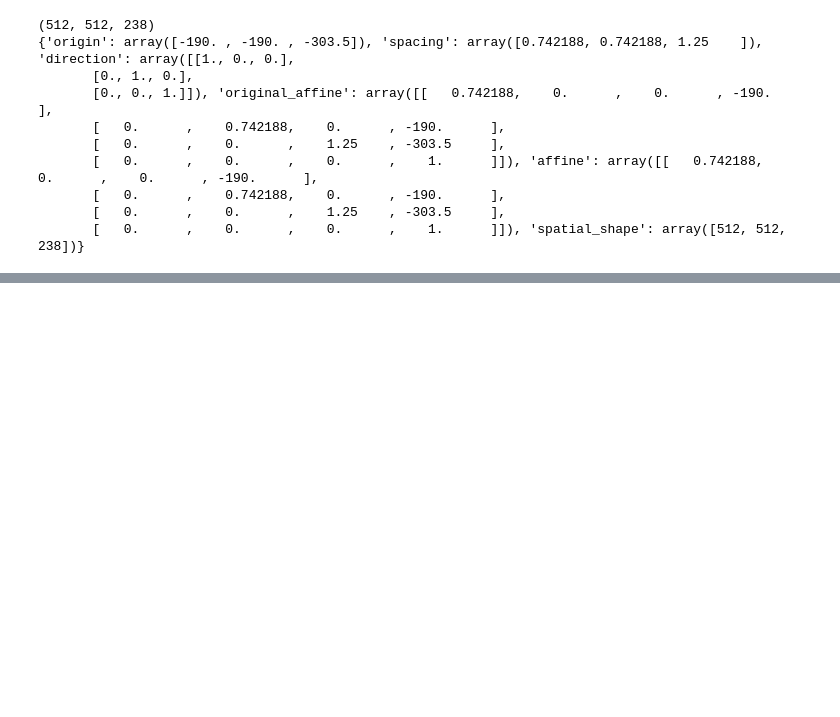
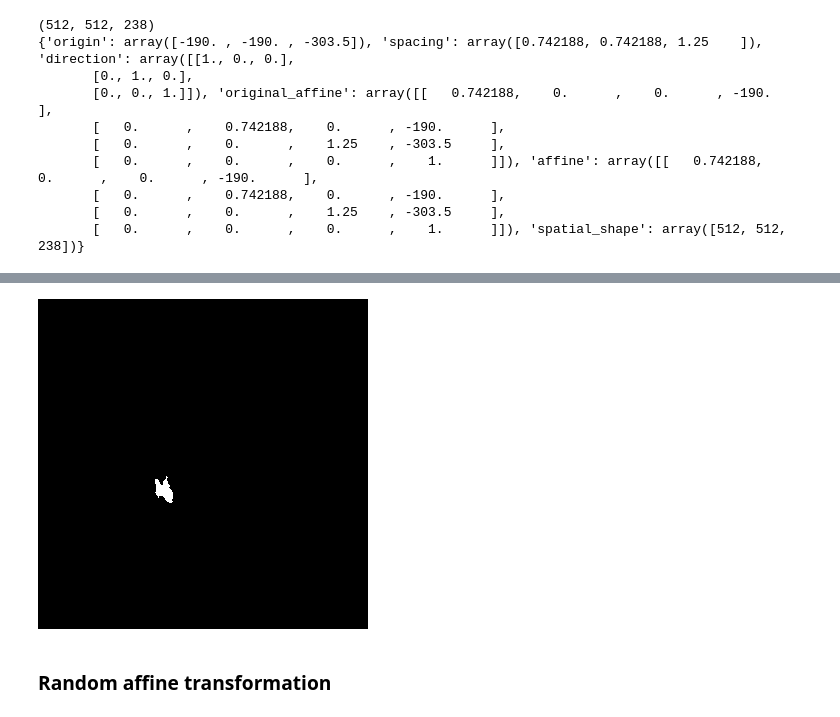
Before and after one commit to felixpeters/lung-cancer-detection, a Jupyter notebook: nbs/08_Image_Reader.ipynb, the cells around one changed output, grey strips where cells are left out. Saved outputs shown, nothing was run; the diff lists cells and outputs as text; code cells hidden in the pictures; blank space fills up the shorter version.

```diff
--- a/nbs/08_Image_Reader.ipynb
+++ b/nbs/08_Image_Reader.ipynb
@@ -132,0 +247,6 @@ print(img_meta)
+# %%
+get_img_slice(data_dict["label"][0,:,:,:], 279)
+# %% [output]
+[figure, added]
+# %% [markdown]
+### Random affine transformation
```
Also changed, not shown: parts of 22 cells of this notebook.
